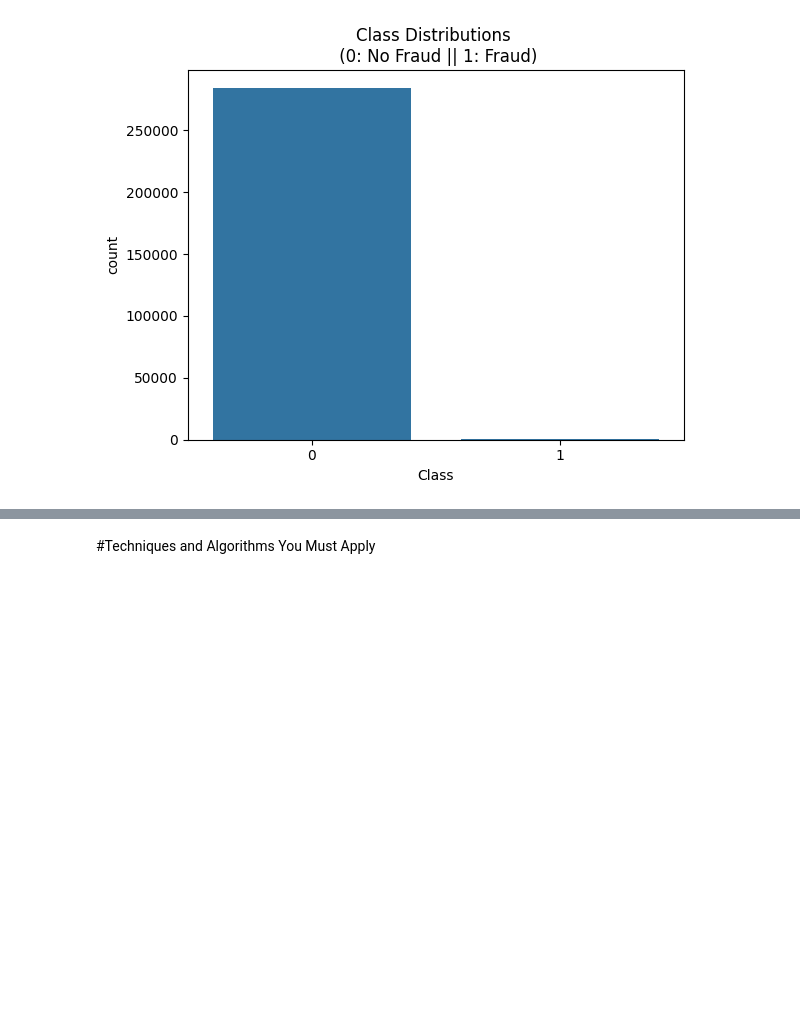
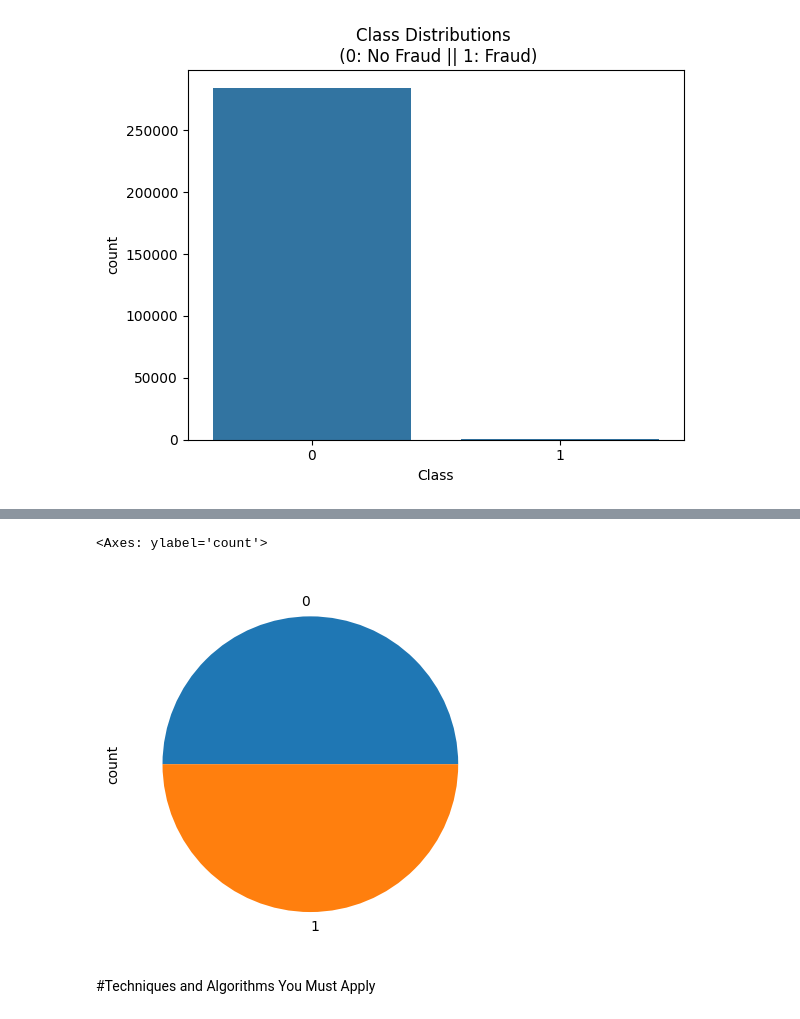
Before and after one commit to Naseem-Ananzeh/Ml2_Final_Project, a Jupyter notebook: creditcard_dataset_.ipynb, the cells around one changed output, grey strips where cells are left out. Saved outputs shown, nothing was run; the diff lists cells and outputs as text; code cells hidden in the pictures; blank space fills up the shorter version.

```diff
--- a/creditcard_dataset_.ipynb
+++ b/creditcard_dataset_.ipynb
@@ -200,3 +204,8 @@ plt.show()
+# %%
+y_resampled.value_counts().plot.pie()
+# %% [output]
+<Axes: ylabel='count'>
+[figure, added]
 # %% [markdown]
 #Techniques and Algorithms You Must Apply
 # %% [markdown]
```
Also changed, not shown: parts of 5 cells of this notebook.
